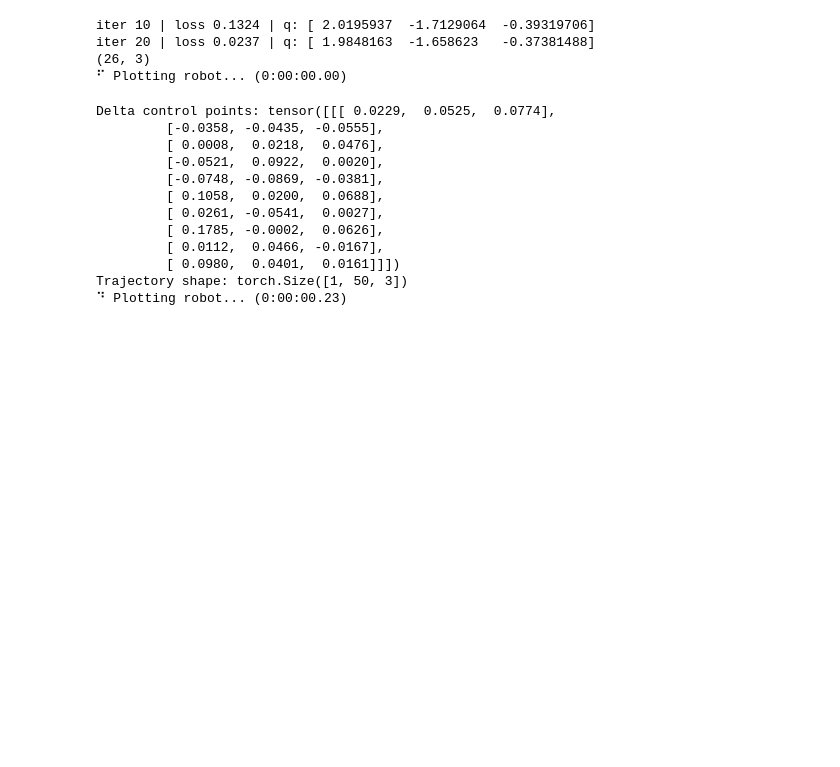
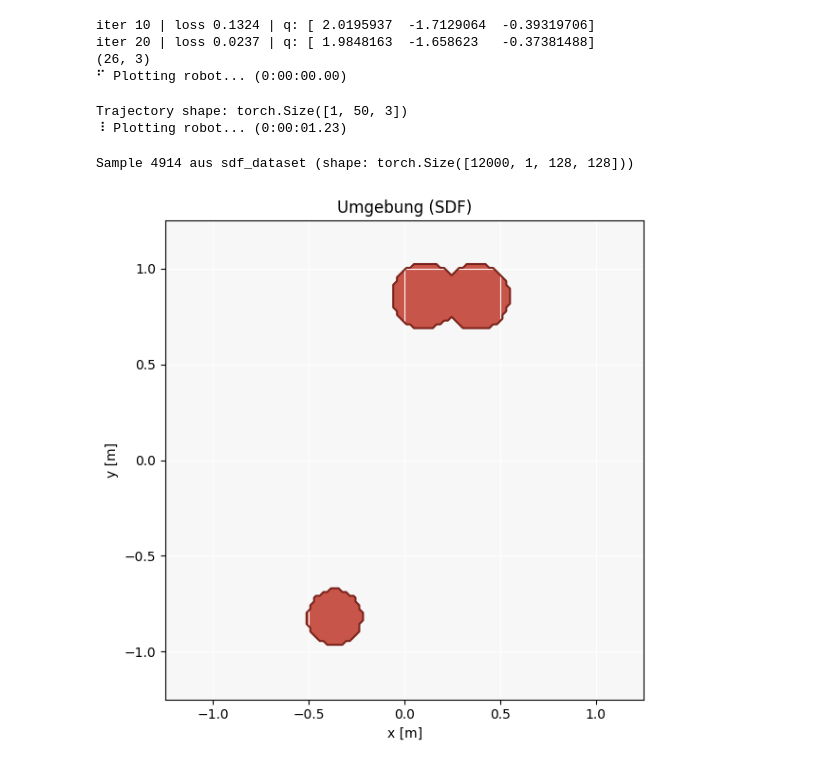
Before and after one commit to mangam-02/Self-Supervised-Learning-for-Robot-Motion-Planning, a Jupyter notebook: src/test.ipynb, the cells around one changed output. Saved outputs shown, nothing was run; the diff lists cells and outputs as text; code cells hidden in the pictures; blank space fills up the shorter version.

Commit message:
Cleaned up repo anda dded training for main model (bit it is still very bad)

```diff
--- a/src/test.ipynb
+++ b/src/test.ipynb
@@ -384,10 +259,17 @@ iter 20 | loss 0.0237 | q: [ 1.9848163  -1.658623   -0.37381488]
 ⠋ Plotting robot... (0:00:00.00)
 # %%
 # ---- Cell 11: Instantiate model & test model ----
-import models
+import importlib, models
+importlib.reload(models)
+
 device = torch.device("cuda" if torch.cuda.is_available() else "cpu")
 
 model = models.WarmStartPlanner(dof=3, T=50).to(device)
+
+# Load pre-trained encoders
+#model.env_encoder.load_state_dict(torch.load("models/env_encoder.pt", weights_only=True))
+#model.state_encoder.load_state_dict(torch.load("models/state_encoder.pt", weights_only=True))
+model.load_state_dict(torch.load("models/warm_start_planner.pt", weights_only=True))
 model.eval()
 
 # start / goal
@@ -399,11 +281,8 @@ sdf_np = sdf_tensor.numpy()
 sdf = torch.from_numpy(sdf_np).float().unsqueeze(0).unsqueeze(0).to(device)
 
 with torch.no_grad():
-    q_traj = model(q_start, q_goal, sdf)   # <-- THIS is final trajectory
+    q_traj = model(q_start, q_goal, sdf)
 
-# ---------------------------
-# visualize
-# ---------------------------
 print("Trajectory shape:", q_traj.shape)
 
 q_traj_np = q_traj.squeeze(0).cpu().numpy()
@@ -411,15 +290,37 @@ q_traj_np = q_traj.squeeze(0).cpu().numpy()
 viz = RobotViewer(q_traj_np, robot, obstacles=obstacles)
 viz.plot()
 # %% [output]
-Delta control points: tensor([[[ 0.0229,  0.0525,  0.0774],
-         [-0.0358, -0.0435, -0.0555],
-         [ 0.0008,  0.0218,  0.0476],
-         [-0.0521,  0.0922,  0.0020],
-         [-0.0748, -0.0869, -0.0381],
-         [ 0.1058,  0.0200,  0.0688],
-         [ 0.0261, -0.0541,  0.0027],
-         [ 0.1785, -0.0002,  0.0626],
-         [ 0.0112,  0.0466, -0.0167],
-         [ 0.0980,  0.0401,  0.0161]]])
 Trajectory shape: torch.Size([1, 50, 3])
-⠙ Plotting robot... (0:00:00.23)
+⠸ Plotting robot... (0:00:01.23)
+# %%
+# ---- Visualize SDF from dataset ----
+def visualize_sdf(sdf, grid_length=2.5):
+    xs = np.linspace(-grid_length / 2, grid_length / 2, sdf.shape[1])
+    ys = np.linspace(-grid_length / 2, grid_length / 2, sdf.shape[0])
+
+    fig, ax = plt.subplots(figsize=(6, 6))
+    ax.set_facecolor("#f7f7f7")
+    ax.set_xlim(-grid_length / 2, grid_length / 2)
+    ax.set_ylim(-grid_length / 2, grid_length / 2)
+    ax.set_aspect("equal")
+    ax.grid(True, color="white", linewidth=0.8)
+
+    ax.contourf(xs, ys, sdf, levels=[-1e6, 0], colors=["#c0392b"], alpha=0.85)
+    ax.contour(xs, ys, sdf, levels=[0], colors=["#7b241c"], linewidths=1.5)
+
+    ax.set_title("Umgebung (SDF)")
+    ax.set_xlabel("x [m]")
+    ax.set_ylabel("y [m]")
+    plt.tight_layout()
+    plt.show()
+
+sdf_dataset = torch.load("data/sdf_dataset.pt", weights_only=True)  # [N, 1, H, W]
+
+idx = torch.randint(0, len(sdf_dataset), (1,)).item()
+sdf_np = sdf_dataset[idx, 0].numpy()  # [H, W]
+
+print(f"Sample {idx} aus sdf_dataset (shape: {sdf_dataset.shape})")
+visualize_sdf(sdf_np)
+# %% [output]
+Sample 4914 aus sdf_dataset (shape: torch.Size([12000, 1, 128, 128]))
+[figure, added]
```
Also changed, not shown: parts of 4 cells of this notebook, 7 other files.
